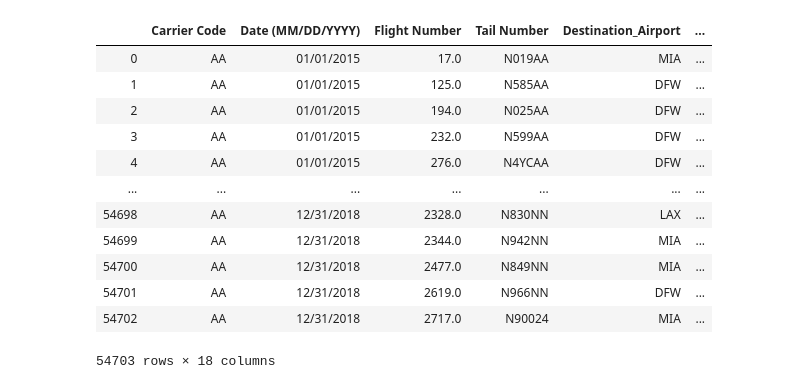
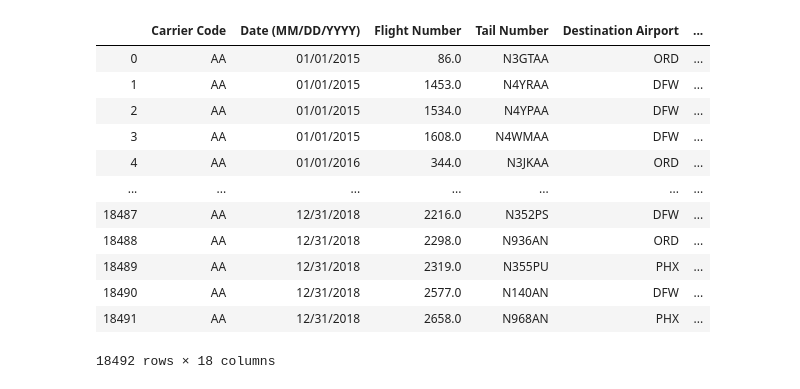
Before and after one commit to jabruhns/group-project-2, a Jupyter notebook: csv_cleanup.ipynb, the cells around one changed output. Saved outputs shown, nothing was run; the diff lists cells and outputs as text; code cells hidden in the pictures.

```diff
--- a/csv_cleanup.ipynb
+++ b/csv_cleanup.ipynb
@@ -35,41 +59,41 @@ def filter(airport):
 # %%
 ATL1 = pd.read_csv("Resources/CSV/American/ATL.csv", skiprows=7)[:-2]
 ATL1["Origin Airport"] = "ATL"
 
 # filter(ATL1)
 
-# DEN1 = pd.read_csv("Resources/CSV/American/DEN.csv", skiprows=7)[:-2]
-# DEN1["Origin Airport"] = "DEN"
-# DFW1 = pd.read_csv("Resources/CSV/American/DFW.csv", skiprows=7)[:-2]
-# DFW1["Origin Airport"] = "DFW"
-# JFK1 = pd.read_csv("Resources/CSV/American/JFK.csv", skiprows=7)[:-2]
-# JFK1["Origin Airport"] = "JFK"
-# LAS1 = pd.read_csv("Resources/CSV/American/LAS.csv", skiprows=7)[:-2]
-# LAS1["Origin Airport"] = "LAS"
-# LAX1 = pd.read_csv("Resources/CSV/American/LAX.csv", skiprows=7)[:-2]
-# LAX1["Origin Airport"] = "LAX"
-# MCO1 = pd.read_csv("Resources/CSV/American/MCO.csv", skiprows=7)[:-2]
-# MCO1["Origin Airport"] = "MCO"
-# ORD1 = pd.read_csv("Resources/CSV/American/ORD.csv", skiprows=7)[:-2]
-# ORD1["Origin Airport"] = "ORD"
-# PDX1 = pd.read_csv("Resources/CSV/American/PDX.csv", skiprows=7)[:-2]
-# PDX1["Origin Airport"] = "PDX"
-# SEA1 = pd.read_csv("Resources/CSV/American/SEA.csv", skiprows=7)[:-2]
-# SEA1["Origin Airport"] = "SEA"
-# SFO1 = pd.read_csv("Resources/CSV/American/SFO.csv", skiprows=7)[:-2]
-# SFO1["Origin Airport"] = "SFO"
-ATL1
+DEN1 = pd.read_csv("Resources/CSV/American/DEN.csv", skiprows=7)[:-2]
+DEN1["Origin Airport"] = "DEN"
+DFW1 = pd.read_csv("Resources/CSV/American/DFW.csv", skiprows=7)[:-2]
+DFW1["Origin Airport"] = "DFW"
+JFK1 = pd.read_csv("Resources/CSV/American/JFK.csv", skiprows=7)[:-2]
+JFK1["Origin Airport"] = "JFK"
+LAS1 = pd.read_csv("Resources/CSV/American/LAS.csv", skiprows=7)[:-2]
+LAS1["Origin Airport"] = "LAS"
+LAX1 = pd.read_csv("Resources/CSV/American/LAX.csv", skiprows=7)[:-2]
+LAX1["Origin Airport"] = "LAX"
+MCO1 = pd.read_csv("Resources/CSV/American/MCO.csv", skiprows=7)[:-2]
+MCO1["Origin Airport"] = "MCO"
+ORD1 = pd.read_csv("Resources/CSV/American/ORD.csv", skiprows=7)[:-2]
+ORD1["Origin Airport"] = "ORD"
+PDX1 = pd.read_csv("Resources/CSV/American/PDX.csv", skiprows=7)[:-2]
+PDX1["Origin Airport"] = "PDX"
+SEA1 = pd.read_csv("Resources/CSV/American/SEA.csv", skiprows=7)[:-2]
+SEA1["Origin Airport"] = "SEA"
+SFO1 = pd.read_csv("Resources/CSV/American/SFO.csv", skiprows=7)[:-2]
+SFO1["Origin Airport"] = "SFO"
+PDX1
 # %% [output]
-|  | Carrier Code | Date (MM/DD/YYYY) | Flight Number | Tail Number | Destination_Airport | ... |
-| 0 | AA | 01/01/2015 | 17.0 | N019AA | MIA | ... |
-| 1 | AA | 01/01/2015 | 125.0 | N585AA | DFW | ... |
-| 2 | AA | 01/01/2015 | 194.0 | N025AA | DFW | ... |
-| 3 | AA | 01/01/2015 | 232.0 | N599AA | DFW | ... |
-| 4 | AA | 01/01/2015 | 276.0 | N4YCAA | DFW | ... |
+|  | Carrier Code | Date (MM/DD/YYYY) | Flight Number | Tail Number | Destination Airport | ... |
+| 0 | AA | 01/01/2015 | 86.0 | N3GTAA | ORD | ... |
+| 1 | AA | 01/01/2015 | 1453.0 | N4YRAA | DFW | ... |
+| 2 | AA | 01/01/2015 | 1534.0 | N4YPAA | DFW | ... |
+| 3 | AA | 01/01/2015 | 1608.0 | N4WMAA | DFW | ... |
+| 4 | AA | 01/01/2016 | 344.0 | N3JKAA | ORD | ... |
 | ... | ... | ... | ... | ... | ... | ... |
-| 54698 | AA | 12/31/2018 | 2328.0 | N830NN | LAX | ... |
-| 54699 | AA | 12/31/2018 | 2344.0 | N942NN | MIA | ... |
-| 54700 | AA | 12/31/2018 | 2477.0 | N849NN | MIA | ... |
-| 54701 | AA | 12/31/2018 | 2619.0 | N966NN | DFW | ... |
-| 54702 | AA | 12/31/2018 | 2717.0 | N90024 | MIA | ... |
+| 18487 | AA | 12/31/2018 | 2216.0 | N352PS | DFW | ... |
+| 18488 | AA | 12/31/2018 | 2298.0 | N936AN | ORD | ... |
+| 18489 | AA | 12/31/2018 | 2319.0 | N355PU | PHX | ... |
+| 18490 | AA | 12/31/2018 | 2577.0 | N140AN | DFW | ... |
+| 18491 | AA | 12/31/2018 | 2658.0 | N968AN | PHX | ... |
-54703 rows × 18 columns
+18492 rows × 18 columns
```
Also changed, not shown: parts of 8 cells of this notebook, 9 other files.
